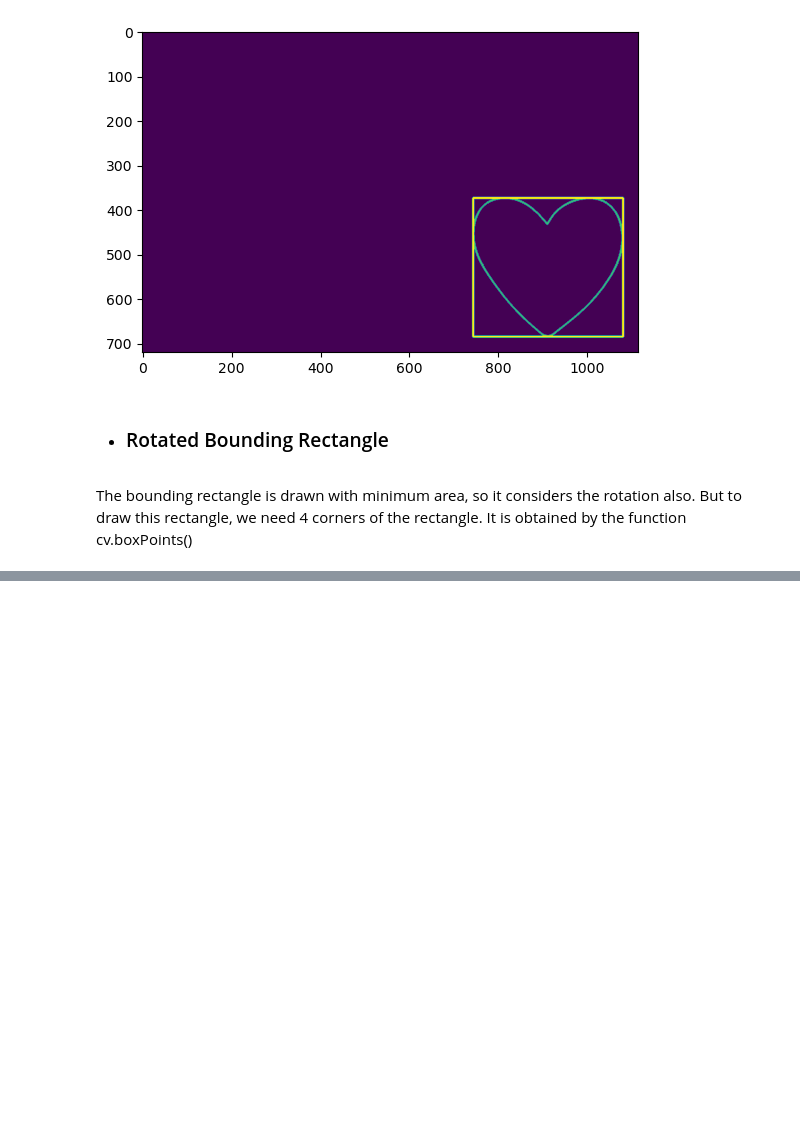
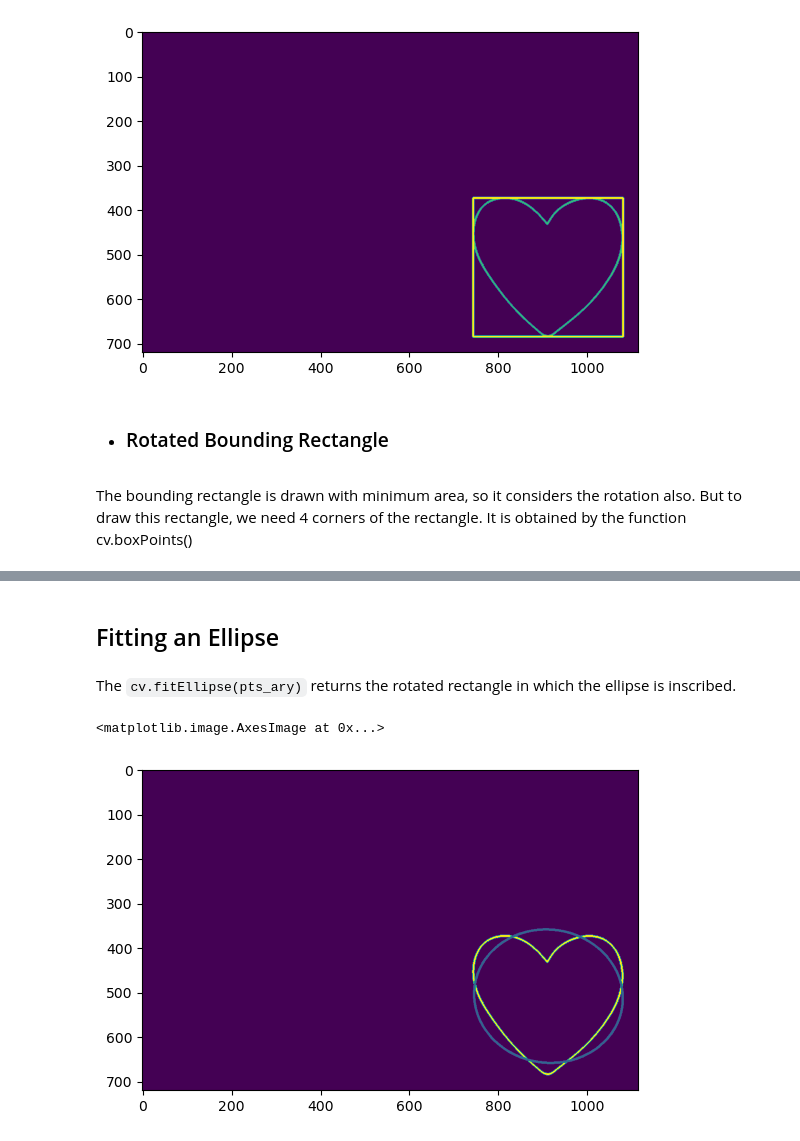
Before and after one commit to MaidulHasan/OpenCV_Basics, a Jupyter notebook: 13_fitting_different_shapes_to_a_contour.ipynb, the cells around one changed output, grey strips where cells are left out. Cells and saved outputs as stored; diff of their text form; code cells hidden in the pictures; blank space fills up the shorter version.

```diff
--- a/13_fitting_different_shapes_to_a_contour.ipynb
+++ b/13_fitting_different_shapes_to_a_contour.ipynb
@@ -86,0 +109,14 @@ plt.imshow(
+# %% [markdown]
+## Fitting an Ellipse
+# %% [markdown]
+The `cv.fitEllipse(pts_ary)` returns the rotated rectangle in which the ellipse is inscribed.
+# %%
+ellipse = cv.fitEllipse(simple_shapes_contours[1])
+
+canvas4 = get_canvas(simple_shapes.shape, color_code=(80))
+cv.drawContours(canvas4, simple_shapes_contours, 1, color=(200), thickness=4)
+
+plt.imshow(cv.ellipse(canvas4, ellipse, color=(120, 200), thickness=4))
+# %% [output]
+<matplotlib.image.AxesImage at 0x...>
+[figure, added]
```
Also changed, not shown: parts of 9 cells of this notebook.
